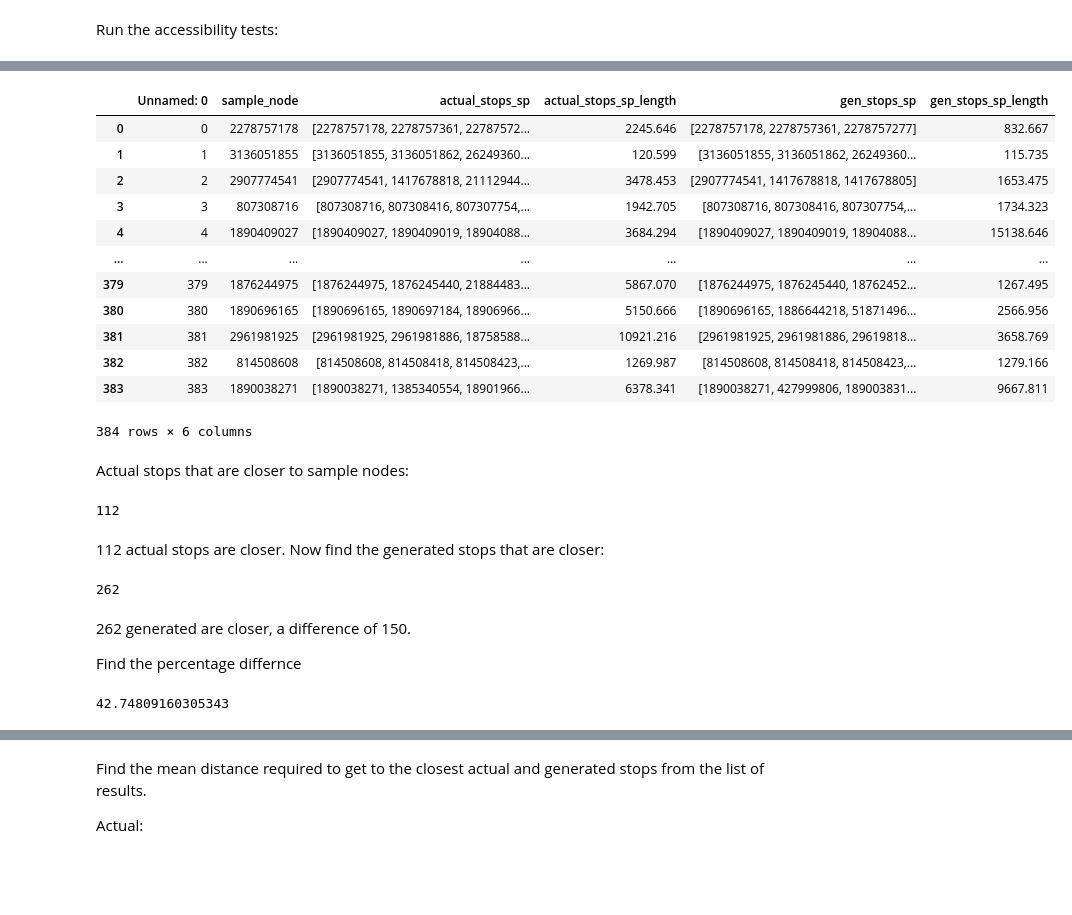
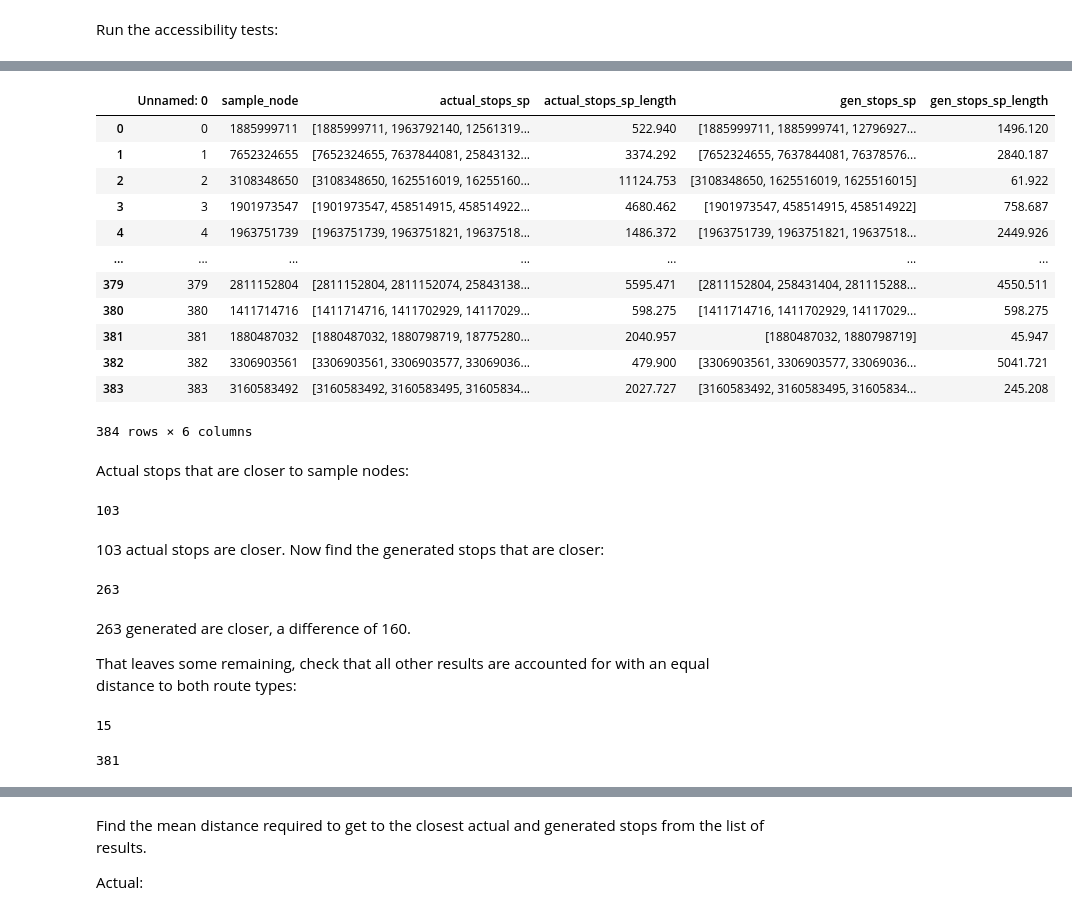
Before and after one commit to ancodia/donegal-bus-routes, a Jupyter notebook: testing/notebooks/testing.ipynb, the cells around one changed output, grey strips where cells are left out. Cells and saved outputs as stored; diff of their text form; code cells hidden in the pictures; blank space fills up the shorter version.

```diff
--- a/testing/notebooks/testing.ipynb
+++ b/testing/notebooks/testing.ipynb
@@ -147,42 +147,45 @@ results_df.to_csv(f"{config.testing_path}/"
 # %%
 results_df = pd.read_csv(f"{config.testing_path}/"
-                         f"results/results_seed123.csv")
+                         f"results/test_results.csv")
 results_df
 # %% [output]
 |  | Unnamed: 0 | sample_node | actual_stops_sp | actual_stops_sp_length | gen_stops_sp | gen_stops_sp_length |
-| 0 | 0 | 2278757178 | [2278757178, 2278757361, 22787572... | 2245.646 | [2278757178, 2278757361, 2278757277] | 832.667 |
-| 1 | 1 | 3136051855 | [3136051855, 3136051862, 26249360... | 120.599 | [3136051855, 3136051862, 26249360... | 115.735 |
-| 2 | 2 | 2907774541 | [2907774541, 1417678818, 21112944... | 3478.453 | [2907774541, 1417678818, 1417678805] | 1653.475 |
-| 3 | 3 | 807308716 | [807308716, 807308416, 807307754,... | 1942.705 | [807308716, 807308416, 807307754,... | 1734.323 |
-| 4 | 4 | 1890409027 | [1890409027, 1890409019, 18904088... | 3684.294 | [1890409027, 1890409019, 18904088... | 15138.646 |
+| 0 | 0 | 1885999711 | [1885999711, 1963792140, 12561319... | 522.940 | [1885999711, 1885999741, 12796927... | 1496.120 |
+| 1 | 1 | 7652324655 | [7652324655, 7637844081, 25843132... | 3374.292 | [7652324655, 7637844081, 76378576... | 2840.187 |
+| 2 | 2 | 3108348650 | [3108348650, 1625516019, 16255160... | 11124.753 | [3108348650, 1625516019, 1625516015] | 61.922 |
+| 3 | 3 | 1901973547 | [1901973547, 458514915, 458514922... | 4680.462 | [1901973547, 458514915, 458514922] | 758.687 |
+| 4 | 4 | 1963751739 | [1963751739, 1963751821, 19637518... | 1486.372 | [1963751739, 1963751821, 19637518... | 2449.926 |
 | ... | ... | ... | ... | ... | ... | ... |
-| 379 | 379 | 1876244975 | [1876244975, 1876245440, 21884483... | 5867.070 | [1876244975, 1876245440, 18762452... | 1267.495 |
-| 380 | 380 | 1890696165 | [1890696165, 1890697184, 18906966... | 5150.666 | [1890696165, 1886644218, 51871496... | 2566.956 |
-| 381 | 381 | 2961981925 | [2961981925, 2961981886, 18758588... | 10921.216 | [2961981925, 2961981886, 29619818... | 3658.769 |
-| 382 | 382 | 814508608 | [814508608, 814508418, 814508423,... | 1269.987 | [814508608, 814508418, 814508423,... | 1279.166 |
-| 383 | 383 | 1890038271 | [1890038271, 1385340554, 18901966... | 6378.341 | [1890038271, 427999806, 189003831... | 9667.811 |
+| 379 | 379 | 2811152804 | [2811152804, 2811152074, 25843138... | 5595.471 | [2811152804, 258431404, 281115288... | 4550.511 |
+| 380 | 380 | 1411714716 | [1411714716, 1411702929, 14117029... | 598.275 | [1411714716, 1411702929, 14117029... | 598.275 |
+| 381 | 381 | 1880487032 | [1880487032, 1880798719, 18775280... | 2040.957 | [1880487032, 1880798719] | 45.947 |
+| 382 | 382 | 3306903561 | [3306903561, 3306903577, 33069036... | 479.900 | [3306903561, 3306903577, 33069036... | 5041.721 |
+| 383 | 383 | 3160583492 | [3160583492, 3160583495, 31605834... | 2027.727 | [3160583492, 3160583495, 31605834... | 245.208 |
 384 rows × 6 columns
 # %% [markdown]
 Actual stops that are closer to sample nodes:
 # %%
-actual_stop_closer = results_df.query("actual_stops_sp_length < "
-                                      "gen_stops_sp_length")
+actual_stop_closer = results_df.query("actual_stops_sp_length < gen_stops_sp_length")
 len(actual_stop_closer)
 # %% [output]
-112
+103
 # %% [markdown]
-112 actual stops are closer. Now find the generated stops that are closer:
+103 actual stops are closer. Now find the generated stops that are closer:
 # %%
-gen_stop_closer = results_df.query("actual_stops_sp_length > "
-                                   "gen_stops_sp_length")
+gen_stop_closer = results_df.query("actual_stops_sp_length > gen_stops_sp_length")
 len(gen_stop_closer)
 # %% [output]
-262
+263
-# %% [markdown]
-262 generated are closer, a difference of 150.
-
-Find the percentage differnce
+# %% [markdown]
+263 generated are closer, a difference of 160.
+
+That leaves some remaining, check that all other results are accounted for with an equal distance to both route types:
+# %%
+equal_distance = results_df.query("actual_stops_sp_length == gen_stops_sp_length")
+len(equal_distance)
+# %% [output]
+15
 # %%
-(len(actual_stop_closer)/len(gen_stop_closer))*100
+len(actual_stop_closer) + len(gen_stop_closer) + len(equal_distance)
 # %% [output]
-42.74809160305343
+381
```
Also changed, not shown: parts of 37 cells of this notebook, 2 other files.
